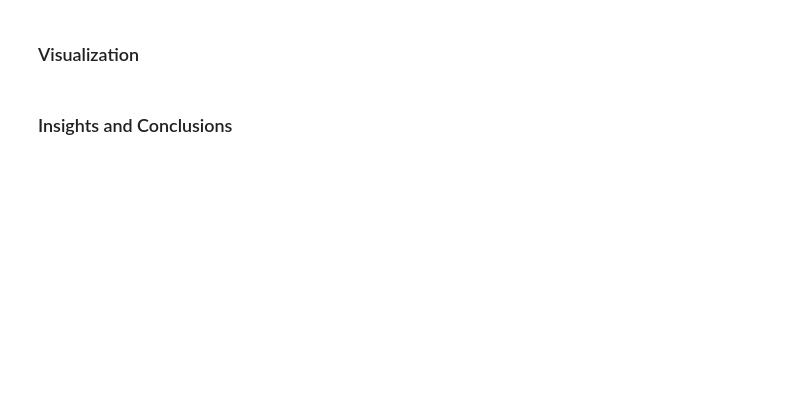
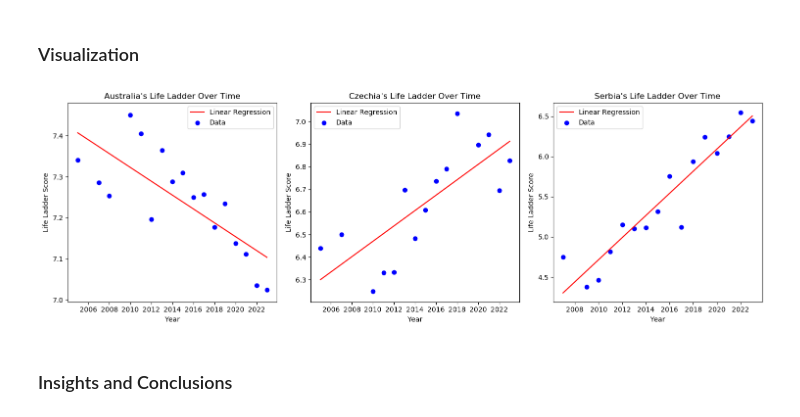
Before and after one commit to matveylplusplus/cmsc320proj, a Jupyter notebook: pnb.ipynb, the cells around one changed output. Saved outputs shown, nothing was run; the diff lists cells and outputs as text; code cells hidden in the pictures; blank space fills up the shorter version.

```diff
--- a/pnb.ipynb
+++ b/pnb.ipynb
@@ -100,4 +172,16 @@ United States Regression Performance Metrics:
 # %% [markdown]
 ### Visualization
+# %%
+num_plots = 3
+country_list = pt.head(num_plots)['Country name'].to_list()
+fig, axes = plt.subplots(1,num_plots, figsize=(15, 5))
+
+for i in range(len(country_list)):
+  HapModel(country_list[i]).transform_axes(axes[i])
+
+plt.tight_layout()
+plt.show()
+# %% [output]
+[figure, added]
 # %% [markdown]
 ### Insights and Conclusions
```
Also changed, not shown: parts of 7 cells of this notebook, 1 other file.
